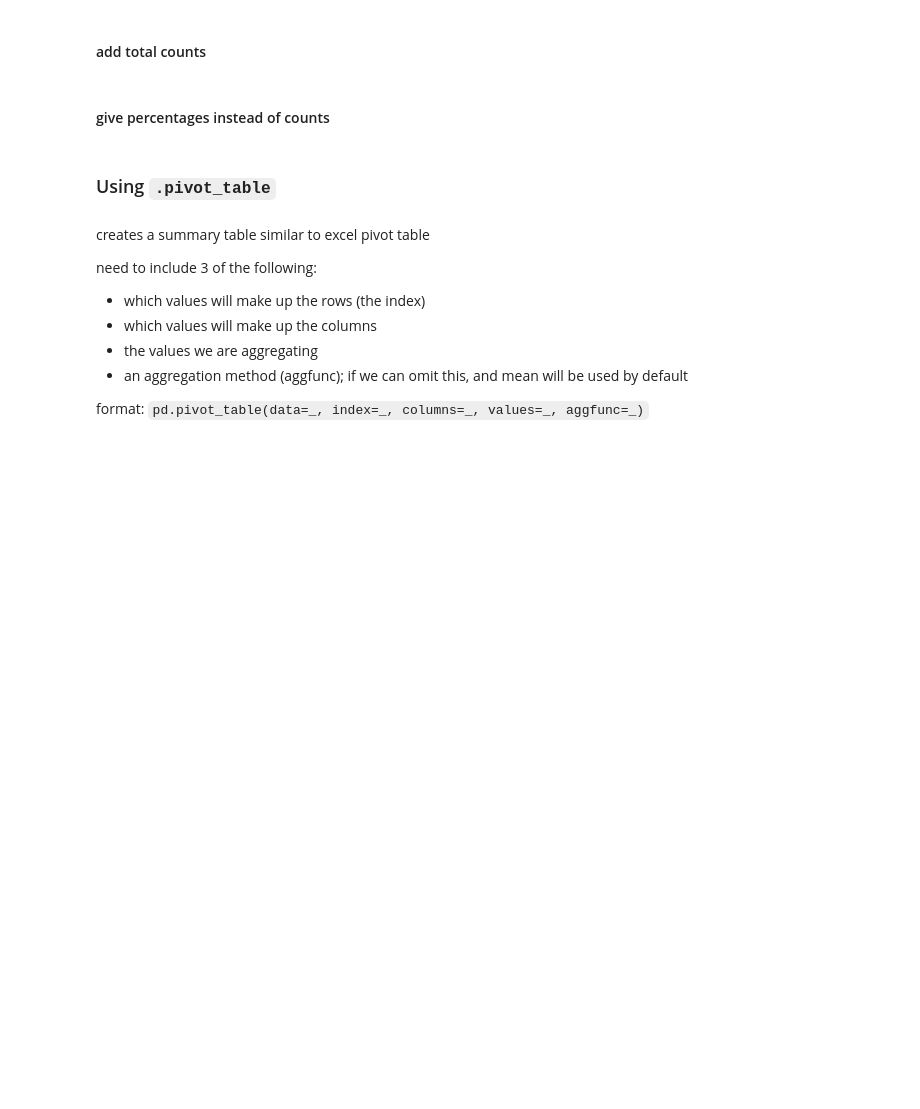
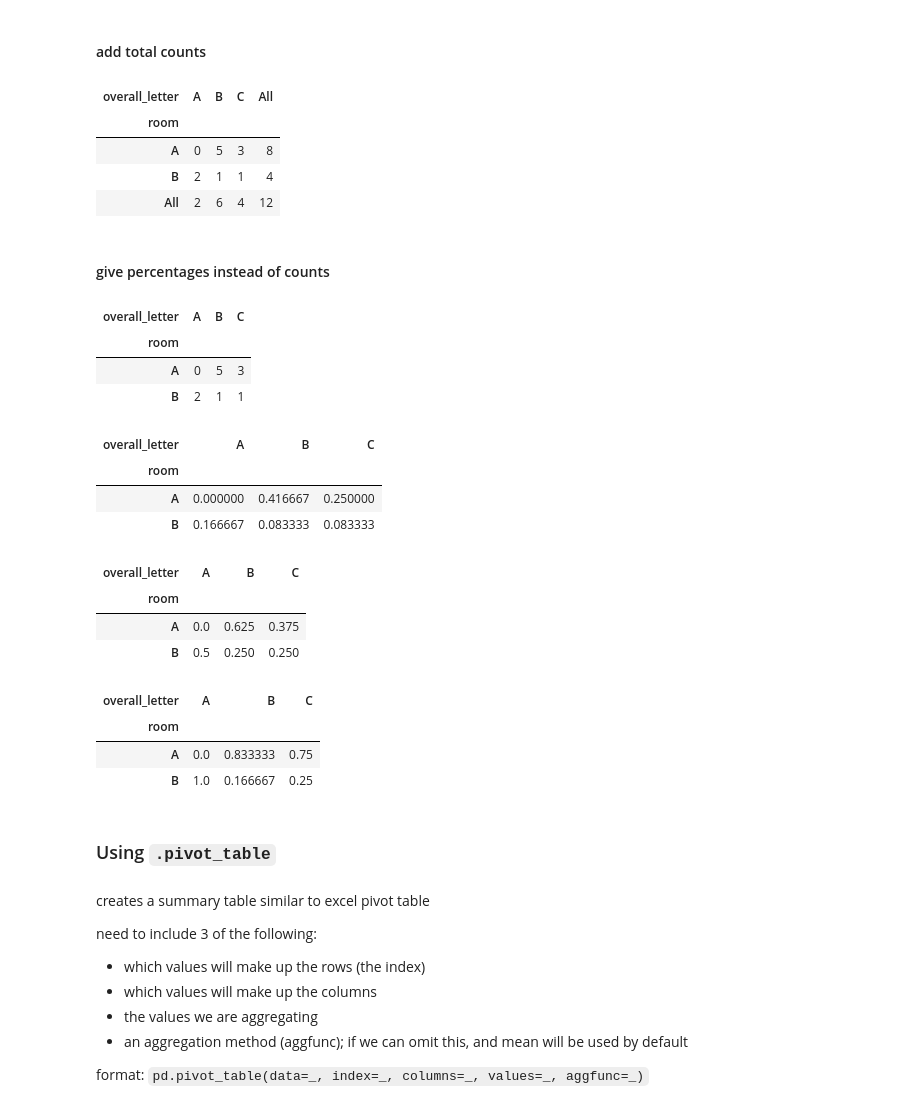
Before and after one commit to CodeupClassroom/oneil-ds-libraries, a Jupyter notebook: advanced_df3_lesson.ipynb, the cells around one changed output. Drawn from its saved outputs; the diff is of its cells as text; code cells hidden in the pictures; blank space fills up the shorter version.

```diff
--- a/advanced_df3_lesson.ipynb
+++ b/advanced_df3_lesson.ipynb
@@ -59,10 +69,46 @@ count the number of occurances between each subgroup
 #### add total counts
 # %%
 #margins
+pd.crosstab(df.room, df.overall_letter, margins=True)
+# %% [output]
+| overall_letter | A | B | C | All |
+| room |  |  |  |  |
+| A | 0 | 5 | 3 | 8 |
+| B | 2 | 1 | 1 | 4 |
+| All | 2 | 6 | 4 | 12 |
 # %% [markdown]
 #### give percentages instead of counts
+# %%
+pd.crosstab(df.room, df.overall_letter)
+# %% [output]
+| overall_letter | A | B | C |
+| room |  |  |  |
+| A | 0 | 5 | 3 |
+| B | 2 | 1 | 1 |
 # %%
 #normalize
+pd.crosstab(df.room, df.overall_letter, normalize=True)
+# %% [output]
+| overall_letter | A | B | C |
+| room |  |  |  |
+| A | 0.000000 | 0.416667 | 0.250000 |
+| B | 0.166667 | 0.083333 | 0.083333 |
+# %%
+#normalize
+pd.crosstab(df.room, df.overall_letter, normalize='index')
+# %% [output]
+| overall_letter | A | B | C |
+| room |  |  |  |
+| A | 0.0 | 0.625 | 0.375 |
+| B | 0.5 | 0.250 | 0.250 |
+# %%
+#normalize
+pd.crosstab(df.room, df.overall_letter, normalize='columns')
+# %% [output]
+| overall_letter | A | B | C |
+| room |  |  |  |
+| A | 0.0 | 0.833333 | 0.75 |
+| B | 1.0 | 0.166667 | 0.25 |
 # %% [markdown]
 ### Using `.pivot_table`
 # %% [markdown]
```
Also changed, not shown: parts of 25 cells of this notebook.
